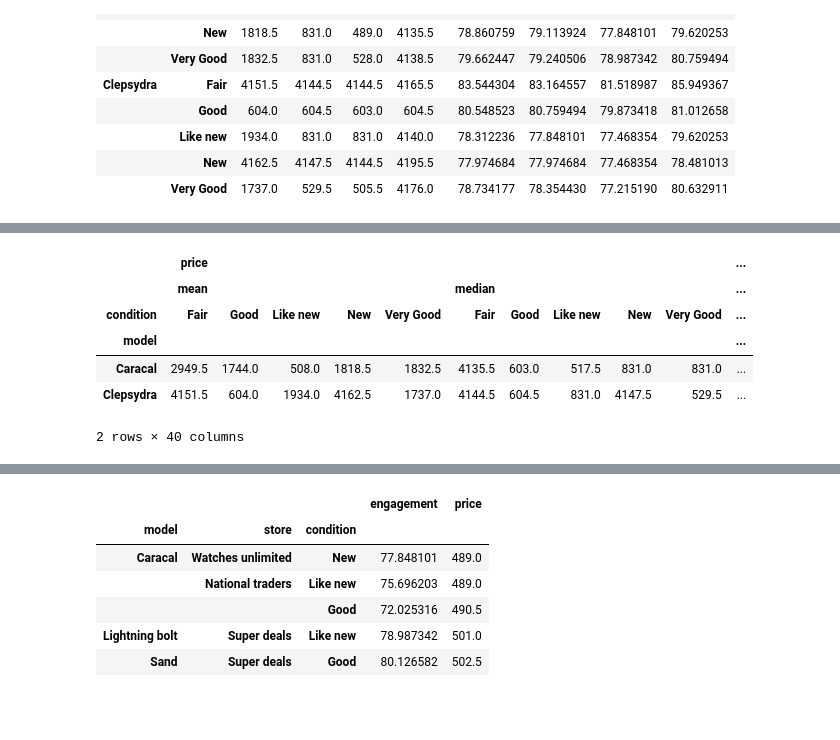
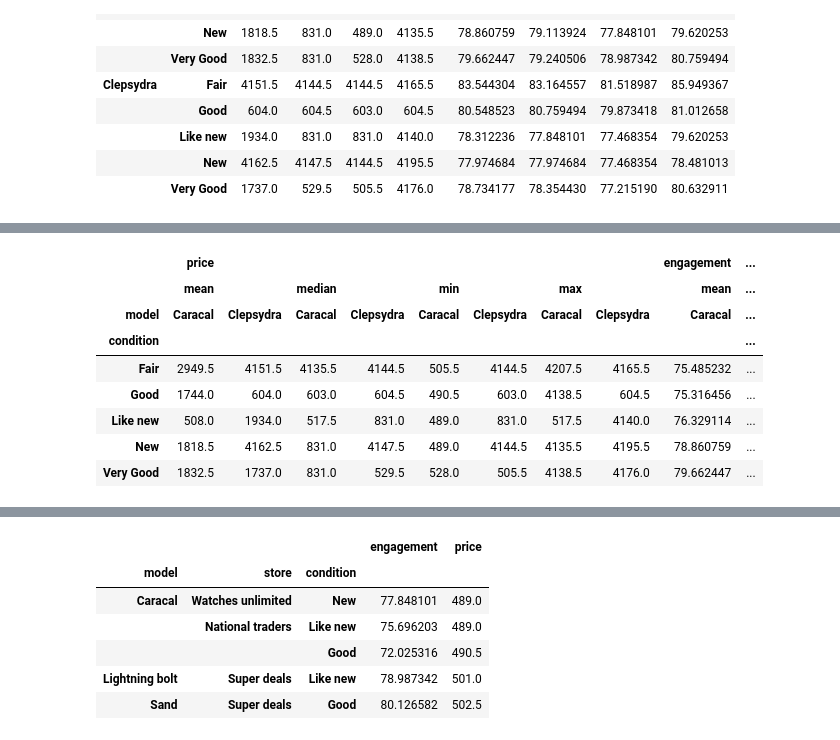
Before and after one commit to tatwan/intro_to_pandas, a Jupyter notebook: C1 Intro to Pandas for Data Analysis.ipynb, the cells around one changed output, grey strips where cells are left out. Saved outputs shown, nothing was run; the diff lists cells and outputs as text; code cells hidden in the pictures; blank space fills up the shorter version.

```diff
--- a/C1 Intro to Pandas for Data Analysis.ipynb
+++ b/C1 Intro to Pandas for Data Analysis.ipynb
@@ -1059,10 +1323,14 @@ df_aggs.loc[:'Clepsydra']
 # %%
-df_aggs.loc[:'Clepsydra'].unstack()
+# Unstacking: This pivots the first level of the MultiIndex ('model') from the row index into columns.
+# The values in the 'model' level ('Caracal' and 'Clepsydra') become new column headers, while the second level of the index ('condition') remains as the row index.
+df_aggs.loc[:'Clepsydra'].unstack(0)
 # %% [output]
-|  | price |  |  |  |  |  |  |  |  |  | ... |
-|  | mean |  |  |  |  | median |  |  |  |  | ... |
-| condition | Fair | Good | Like new | New | Very Good | Fair | Good | Like new | New | Very Good | ... |
-| model |  |  |  |  |  |  |  |  |  |  | ... |
-| Caracal | 2949.5 | 1744.0 | 508.0 | 1818.5 | 1832.5 | 4135.5 | 603.0 | 517.5 | 831.0 | 831.0 | ... |
-| Clepsydra | 4151.5 | 604.0 | 1934.0 | 4162.5 | 1737.0 | 4144.5 | 604.5 | 831.0 | 4147.5 | 529.5 | ... |
+|  | price |  |  |  |  |  |  |  | engagement | ... |
+|  | mean |  | median |  | min |  | max |  | mean | ... |
+| model | Caracal | Clepsydra | Caracal | Clepsydra | Caracal | Clepsydra | Caracal | Clepsydra | Caracal | ... |
+| condition |  |  |  |  |  |  |  |  |  | ... |
+| Fair | 2949.5 | 4151.5 | 4135.5 | 4144.5 | 505.5 | 4144.5 | 4207.5 | 4165.5 | 75.485232 | ... |
+| Good | 1744.0 | 604.0 | 603.0 | 604.5 | 490.5 | 603.0 | 4138.5 | 604.5 | 75.316456 | ... |
+| Like new | 508.0 | 1934.0 | 517.5 | 831.0 | 489.0 | 831.0 | 517.5 | 4140.0 | 76.329114 | ... |
+| New | 1818.5 | 4162.5 | 831.0 | 4147.5 | 489.0 | 4144.5 | 4135.5 | 4195.5 | 78.860759 | ... |
+| Very Good | 1832.5 | 1737.0 | 831.0 | 529.5 | 528.0 | 505.5 | 4138.5 | 4176.0 | 79.662447 | ... |
-2 rows × 40 columns
```
Also changed, not shown: parts of 117 cells of this notebook, 8 other files.
